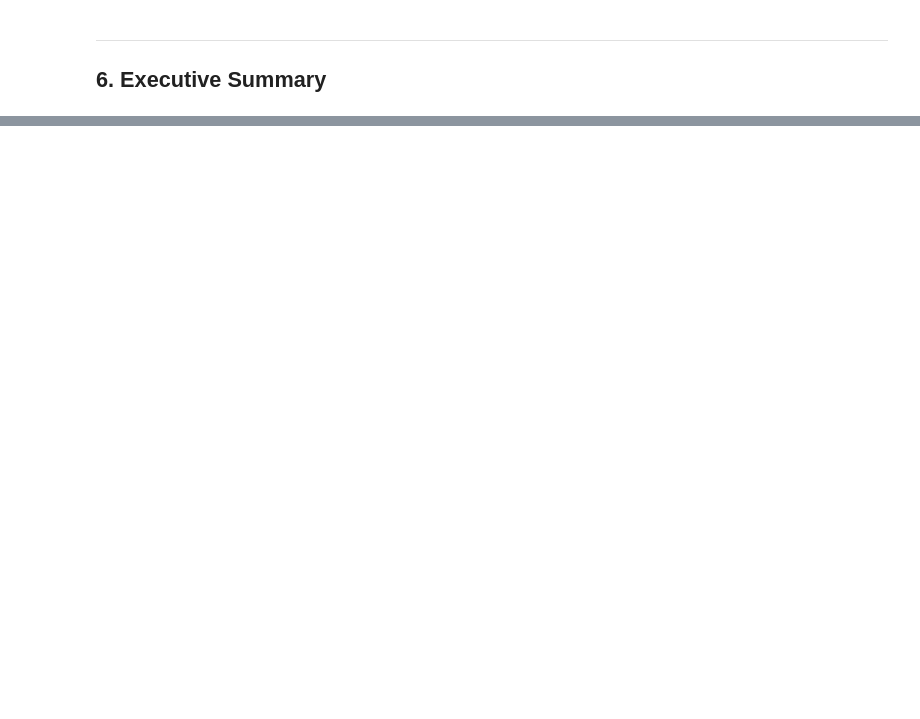
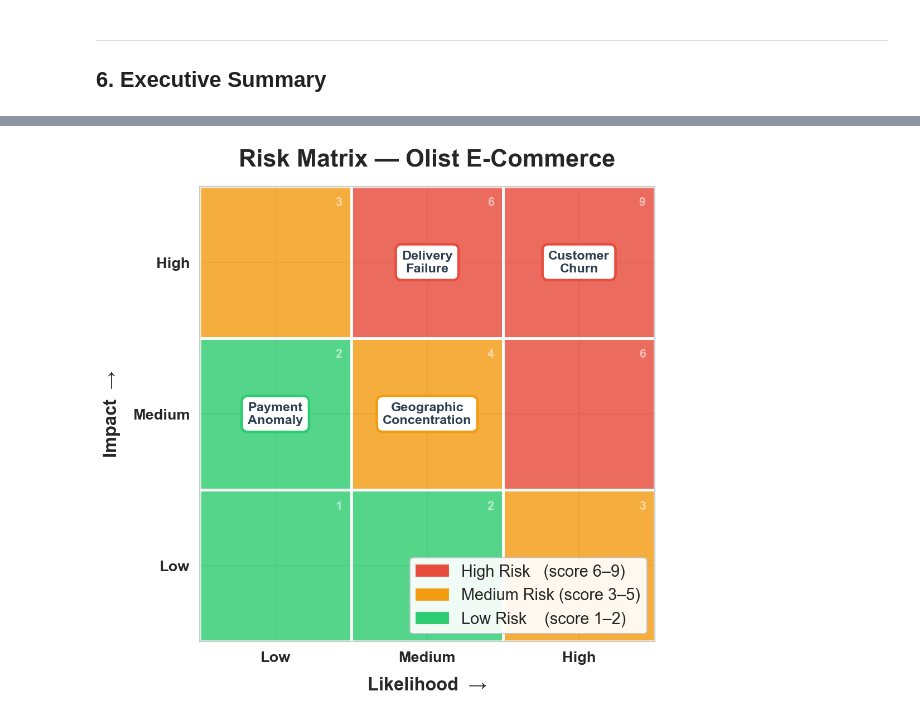
Before and after one commit to cheauyuin/m2-project-v1, a Jupyter notebook: notebooks/analysis.ipynb, the cells around one changed output, grey strips where cells are left out. Saved outputs shown, nothing was run; the diff lists cells and outputs as text; code cells hidden in the pictures; blank space fills up the shorter version.

```diff
--- a/notebooks/analysis.ipynb
+++ b/notebooks/analysis.ipynb
@@ -231,26 +238,26 @@ plt.show()
 ---
 ## 5. Geographic Market Opportunity
 # %%
-geo = con.execute("""
+geo = q(f"""
     WITH customer_state AS (
         SELECT state, COUNT(*) AS customers
-        FROM warehouse.dim_customers
+        FROM `{BQ_PROJECT}.olist_warehouse.dim_customers`
         GROUP BY state
     ),
     seller_state AS (
         SELECT state, COUNT(*) AS sellers
-        FROM warehouse.dim_sellers
+        FROM `{BQ_PROJECT}.olist_warehouse.dim_sellers`
         GROUP BY state
     )
     SELECT
         c.state,
         c.customers,
         COALESCE(s.sellers, 0) AS sellers,
-        ROUND(c.customers::FLOAT / NULLIF(COALESCE(s.sellers, 0), 0), 1) AS customers_per_seller
+        ROUND(CAST(c.customers AS FLOAT64) / NULLIF(COALESCE(s.sellers, 0), 0), 1) AS customers_per_seller
     FROM customer_state c
     LEFT JOIN seller_state s USING (state)
     ORDER BY c.customers DESC
-""").df()
+""")
 
 fig, axes = plt.subplots(1, 2, figsize=(15, 7))
 
@@ -270,7 +277,6 @@ p1 = mpatches.Patch(color='steelblue', alpha=0.8, label='Customers')
 p2 = mpatches.Patch(color='coral',     alpha=0.8, label='Sellers')
 axes[0].legend(handles=[p1, p2], loc='upper right')
 
-# Underserved states (high customers/seller ratio, excl SP)
 underserved = geo[(geo['state'] != 'SP') & (geo['customers'] >= 500)].sort_values('customers_per_seller', ascending=False).head(12)
 axes[1].barh(underserved['state'][::-1], underserved['customers_per_seller'][::-1], color='tomato', alpha=0.8)
 axes[1].set_xlabel('Customers per Seller')
@@ -375,0 +385,80 @@ con.close()
+# %%
+import matplotlib.pyplot as plt
+import matplotlib.patches as mpatches
+
+risks = [
+    {'name': 'Customer\nChurn',          'likelihood': 3, 'impact': 3},
+    {'name': 'Delivery\nFailure',        'likelihood': 2, 'impact': 3},
+    {'name': 'Geographic\nConcentration','likelihood': 2, 'impact': 2},
+    {'name': 'Payment\nAnomaly',         'likelihood': 1, 'impact': 2},
+]
+
+cell_colors = {
+    (1,1):'#2ecc71', (1,2):'#2ecc71', (1,3):'#f39c12',
+    (2,1):'#2ecc71', (2,2):'#f39c12', (2,3):'#e74c3c',
+    (3,1):'#f39c12', (3,2):'#e74c3c', (3,3):'#e74c3c',
+}
+
+fig, ax = plt.subplots(figsize=(10, 8))
+ax.set_xlim(0, 3)
+ax.set_ylim(0, 3)
+ax.set_aspect('equal')
+
+for (impact, likelihood), color in cell_colors.items():
+    rect = mpatches.FancyBboxPatch(
+        (likelihood - 1, impact - 1), 1, 1,
+        boxstyle='square,pad=0',
+        facecolor=color, edgecolor='white', linewidth=2.5, alpha=0.82
+    )
+    ax.add_patch(rect)
+    score = likelihood * impact
+    ax.text(likelihood - 0.06, impact - 0.07, str(score),
+            fontsize=12, color='white', alpha=0.55,
+            ha='right', va='top', fontweight='bold')
+
+for r in risks:
+    lx = r['likelihood'] - 0.5
+    iy = r['impact'] - 0.5
+    score = r['likelihood'] * r['impact']
+    border = '#e74c3c' if score >= 6 else ('#f39c12' if score >= 3 else '#2ecc71')
+    ax.text(lx, iy, r['name'],
+            ha='center', va='center', fontsize=13, fontweight='bold',
+            color='#2c3e50',
+            bbox=dict(boxstyle='round,pad=0.45', facecolor='white',
+                      edgecolor=border, linewidth=2.5))
+
+for i in range(1, 3):
+    ax.axhline(i, color='white', linewidth=2.5)
+    ax.axvline(i, color='white', linewidth=2.5)
+
+ax.set_xticks([0.5, 1.5, 2.5])
+ax.set_xticklabels(['Low', 'Medium', 'High'], fontsize=15, fontweight='bold')
+ax.set_yticks([0.5, 1.5, 2.5])
+ax.set_yticklabels(['Low', 'Medium', 'High'], fontsize=15, fontweight='bold')
+ax.set_xlabel('Likelihood  →', fontweight='bold', labelpad=12)
+ax.set_ylabel('Impact  →',     fontweight='bold', labelpad=12)
+ax.set_title('Risk Matrix — Olist E-Commerce', fontweight='bold')
+
+legend_patches = [
+    mpatches.Patch(color='#e74c3c', label='High Risk   (score 6–9)'),
+    mpatches.Patch(color='#f39c12', label='Medium Risk (score 3–5)'),
+    mpatches.Patch(color='#2ecc71', label='Low Risk    (score 1–2)'),
+]
+ax.legend(handles=legend_patches, loc='lower right', framealpha=0.92, edgecolor='#bdc3c7')
+
+plt.tight_layout()
+plt.savefig('../docs/risk_matrix.png', bbox_inches='tight', dpi=150)
+plt.show()
+
+print("RISK REGISTER SUMMARY")
+print("-" * 58)
+print(f"{'Risk':<26} {'Likelihood':<12} {'Impact':<10} {'Score':<7} Level")
+print("-" * 58)
+lvl = {1: 'Low', 2: 'Medium', 3: 'High'}
+for r in risks:
+    score = r['likelihood'] * r['impact']
+    level = 'HIGH' if score >= 6 else ('MEDIUM' if score >= 3 else 'LOW')
+    name  = r['name'].replace('\n', ' ')
+    print(f"{name:<26} {lvl[r['likelihood']]:<12} {lvl[r['impact']]:<10} {score:<7} {level}")
+# %% [output]
+[figure, added]
```
Also changed, not shown: parts of 13 cells of this notebook, 18 other files.
